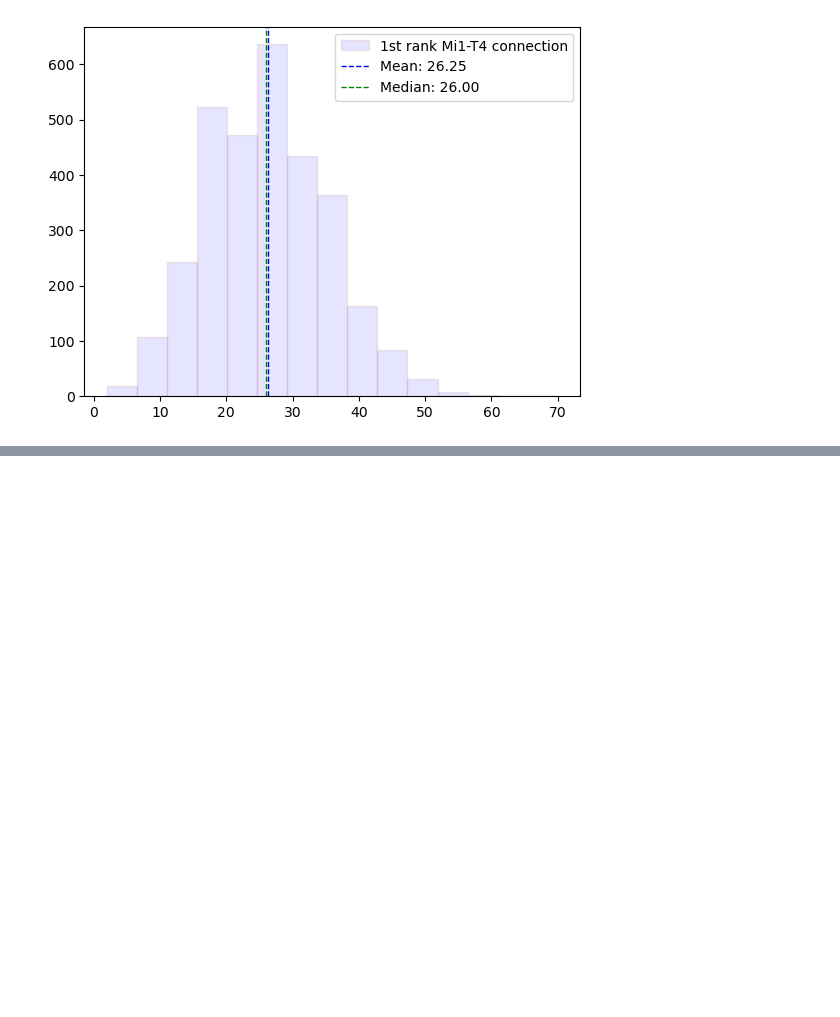
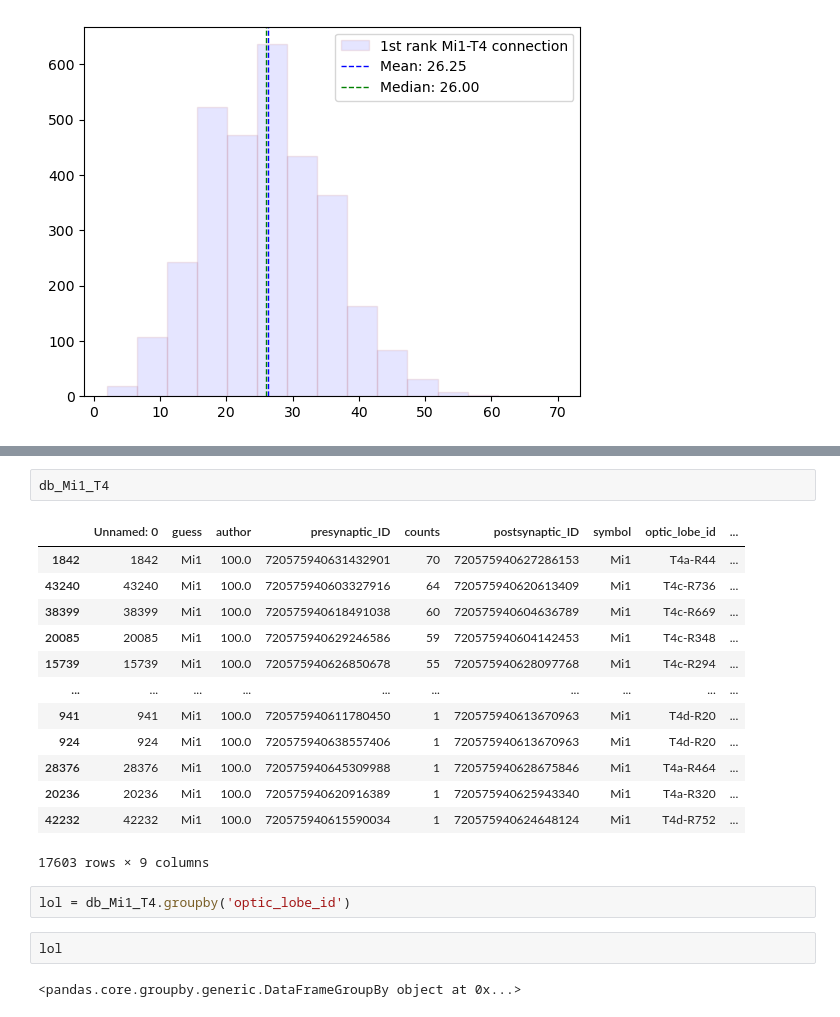
Before and after one commit to mariaioan/T4-connectome-analysis, a Jupyter notebook: proofreading-tables/figure_1.ipynb, the cells around one changed output, grey strips where cells are left out. Cells and saved outputs as stored; diff of their text form; blank space fills up the shorter version.

```diff
--- a/proofreading-tables/figure_1.ipynb
+++ b/proofreading-tables/figure_1.ipynb
@@ -245,0 +378,22 @@ plt.legend()
+# %%
+db_Mi1_T4
+# %% [output]
+|  | Unnamed: 0 | guess | author | presynaptic_ID | counts | postsynaptic_ID | symbol | optic_lobe_id | ... |
+| 1842 | 1842 | Mi1 | 100.0 | 720575940631432901 | 70 | 720575940627286153 | Mi1 | T4a-R44 | ... |
+| 43240 | 43240 | Mi1 | 100.0 | 720575940603327916 | 64 | 720575940620613409 | Mi1 | T4c-R736 | ... |
+| 38399 | 38399 | Mi1 | 100.0 | 720575940618491038 | 60 | 720575940604636789 | Mi1 | T4c-R669 | ... |
+| 20085 | 20085 | Mi1 | 100.0 | 720575940629246586 | 59 | 720575940604142453 | Mi1 | T4c-R348 | ... |
+| 15739 | 15739 | Mi1 | 100.0 | 720575940626850678 | 55 | 720575940628097768 | Mi1 | T4c-R294 | ... |
+| ... | ... | ... | ... | ... | ... | ... | ... | ... | ... |
+| 941 | 941 | Mi1 | 100.0 | 720575940611780450 | 1 | 720575940613670963 | Mi1 | T4d-R20 | ... |
+| 924 | 924 | Mi1 | 100.0 | 720575940638557406 | 1 | 720575940613670963 | Mi1 | T4d-R20 | ... |
+| 28376 | 28376 | Mi1 | 100.0 | 720575940645309988 | 1 | 720575940628675846 | Mi1 | T4a-R464 | ... |
+| 20236 | 20236 | Mi1 | 100.0 | 720575940620916389 | 1 | 720575940625943340 | Mi1 | T4a-R320 | ... |
+| 42232 | 42232 | Mi1 | 100.0 | 720575940615590034 | 1 | 720575940624648124 | Mi1 | T4d-R752 | ... |
+17603 rows × 9 columns
+# %%
+lol = db_Mi1_T4.groupby('optic_lobe_id')
+# %%
+lol
+# %% [output]
+<pandas.core.groupby.generic.DataFrameGroupBy object at 0x...>
```
Also changed, not shown: parts of 6 cells of this notebook, 9 other files.
